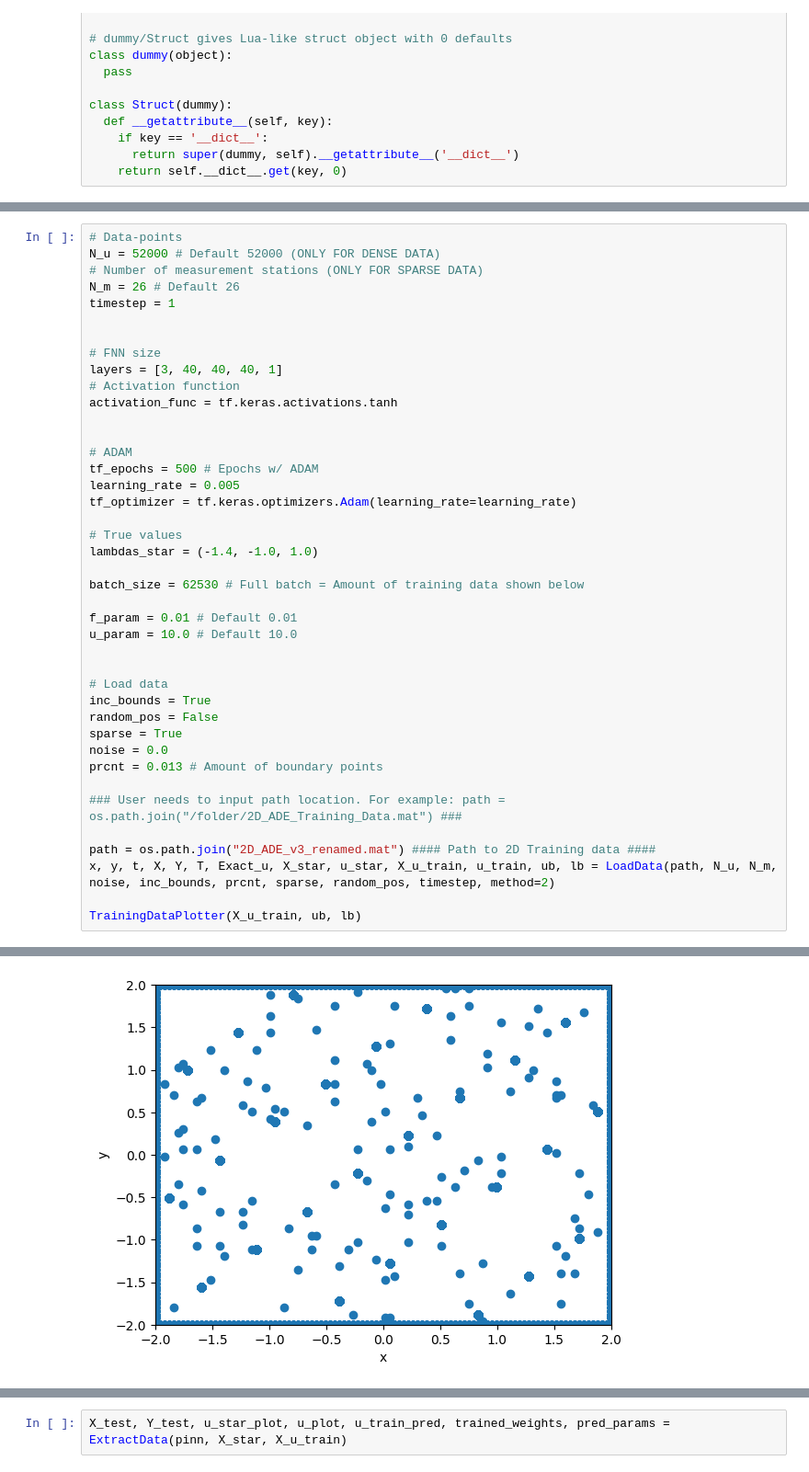
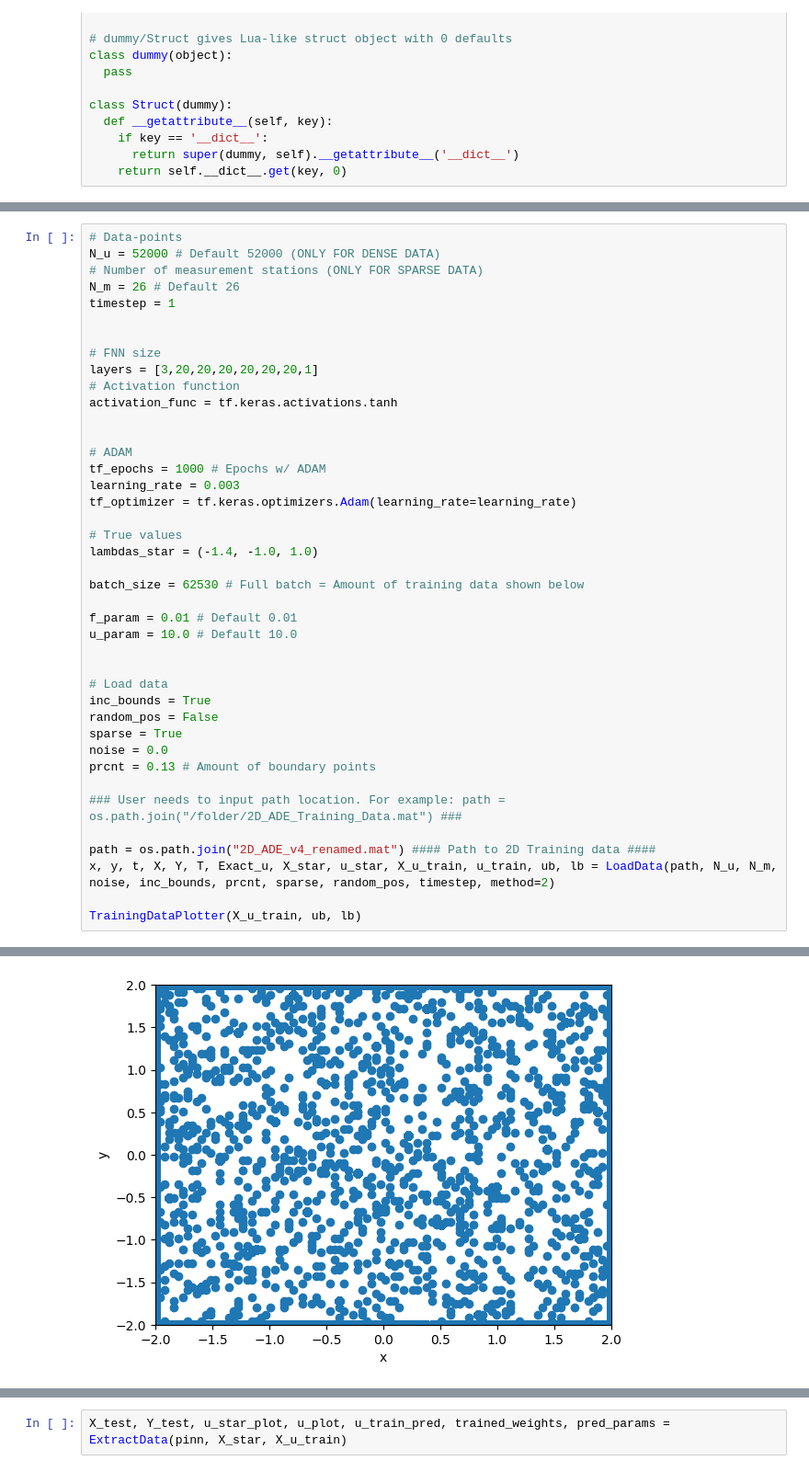
Before and after one commit to MGyuyu/ADE-PINN-Masters-Thesis-Code, a Jupyter notebook: PINN/PINN_2D_ADE_Inverse_Weighted.ipynb, the cells around one changed output, grey strips where cells are left out. Shown at 92% size. Cells and saved outputs as stored; diff of their text form.

```diff
--- a/PINN/PINN_2D_ADE_Inverse_Weighted.ipynb
+++ b/PINN/PINN_2D_ADE_Inverse_Weighted.ipynb
@@ -870,14 +870,14 @@ timestep = 1
 
 
 # FNN size
-layers = [3, 40, 40, 40, 1]
+layers = [3,20,20,20,20,20,20,1]
 # Activation function
 activation_func = tf.keras.activations.tanh
 
 
 # ADAM
-tf_epochs = 500 # Epochs w/ ADAM
-learning_rate = 0.005
+tf_epochs = 1000 # Epochs w/ ADAM
+learning_rate = 0.003
 tf_optimizer = tf.keras.optimizers.Adam(learning_rate=learning_rate)
 
 # True values
@@ -894,11 +894,11 @@ inc_bounds = True
 random_pos = False
 sparse = True
 noise = 0.0
-prcnt = 0.013 # Amount of boundary points
+prcnt = 0.13 # Amount of boundary points
 
 ### User needs to input path location. For example: path = os.path.join("/folder/2D_ADE_Training_Data.mat") ###
 
-path = os.path.join("2D_ADE_v3_renamed.mat") #### Path to 2D Training data ####
+path = os.path.join("2D_ADE_v4_renamed.mat") #### Path to 2D Training data ####
 x, y, t, X, Y, T, Exact_u, X_star, u_star, X_u_train, u_train, ub, lb = LoadData(path, N_u, N_m, noise, inc_bounds, prcnt, sparse, random_pos, timestep, method=2)
 
 TrainingDataPlotter(X_u_train, ub, lb)
@@ -907 +907 @@ TrainingDataPlotter(X_u_train, ub, lb)
-[figure, old version]
+[figure, new version]
```
Also changed, not shown: parts of 6 cells of this notebook.
